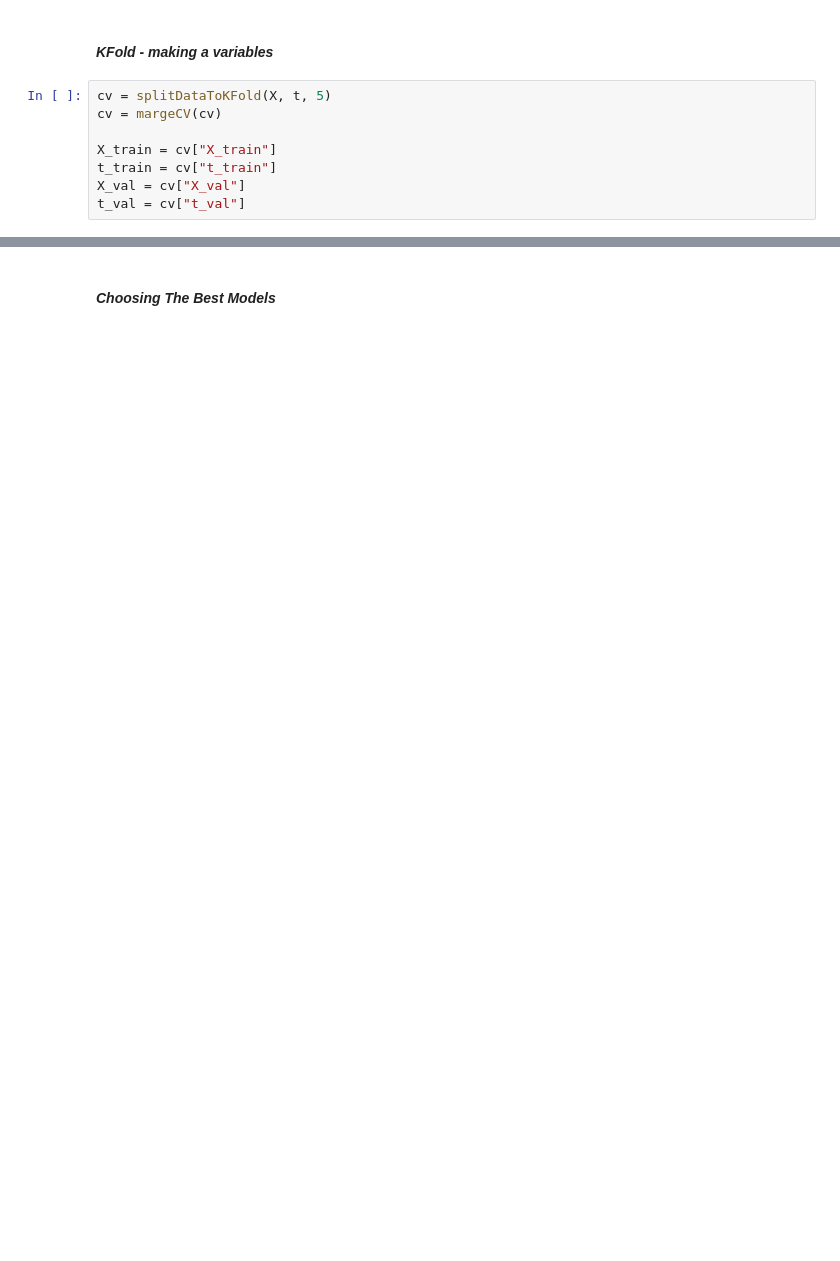
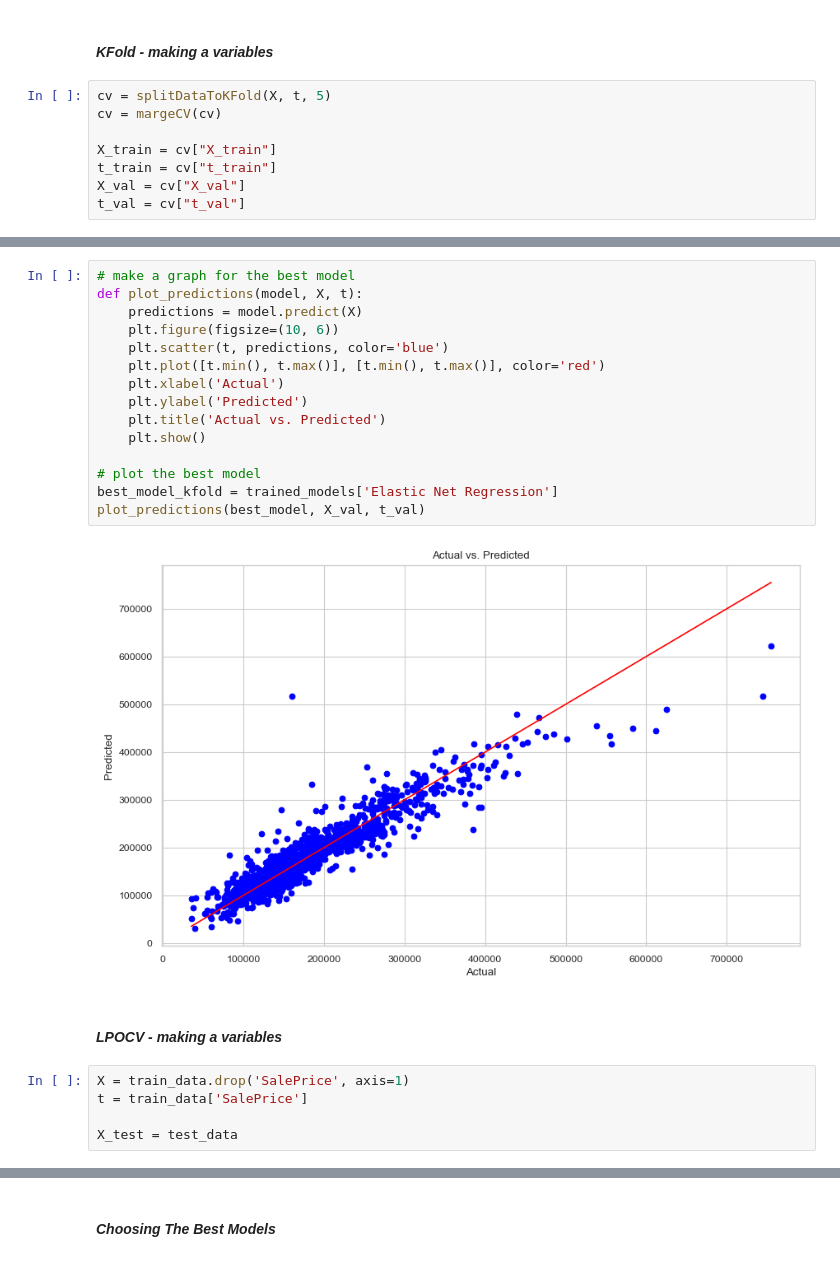
Before and after one commit to Danielbet21/House-Prices---Advanced-Regression-Techniques--ML, a Jupyter notebook: House_Pricing.ipynb, the cells around one changed output, grey strips where cells are left out. Cells and saved outputs as stored; diff of their text form; blank space fills up the shorter version.

Commit message:
lpocv stage

```diff
--- a/House_Pricing.ipynb
+++ b/House_Pricing.ipynb
@@ -649,0 +811,24 @@ print("Elastic Net Regression MSE: ", elastic_net_mse)
+# %%
+# make a graph for the best model
+def plot_predictions(model, X, t):
+    predictions = model.predict(X)
+    plt.figure(figsize=(10, 6))
+    plt.scatter(t, predictions, color='blue')
+    plt.plot([t.min(), t.max()], [t.min(), t.max()], color='red')
+    plt.xlabel('Actual')
+    plt.ylabel('Predicted')
+    plt.title('Actual vs. Predicted')
+    plt.show()
+
+# plot the best model
+best_model_kfold = trained_models['Elastic Net Regression']
+plot_predictions(best_model, X_val, t_val)
+# %% [output]
+[figure, added]
+# %% [markdown]
+#### *LPOCV - making a variables*
+# %%
+X = train_data.drop('SalePrice', axis=1)
+t = train_data['SalePrice']
+
+X_test = test_data
```
Also changed, not shown: parts of 38 cells of this notebook.
